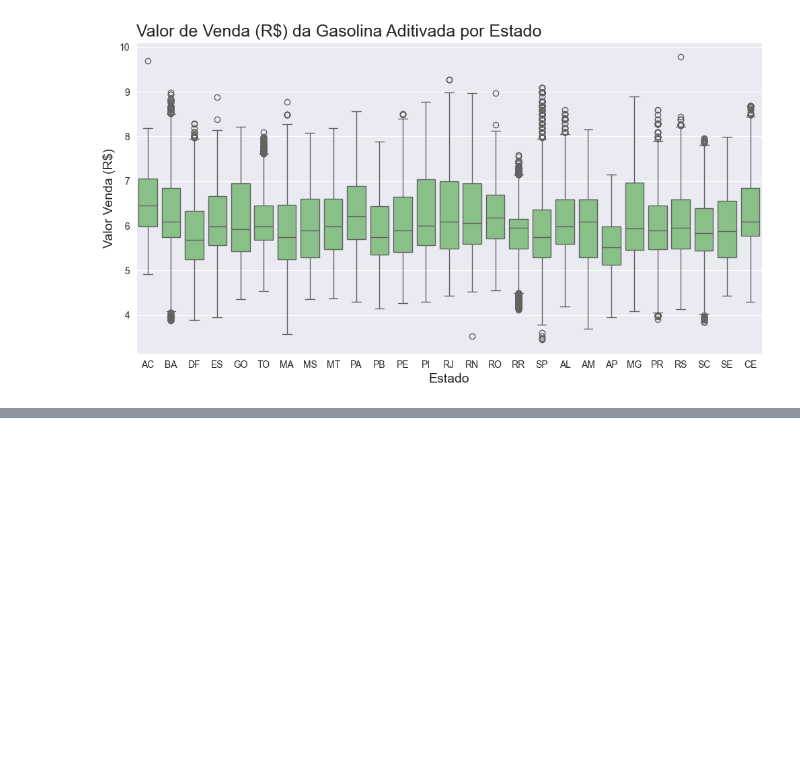
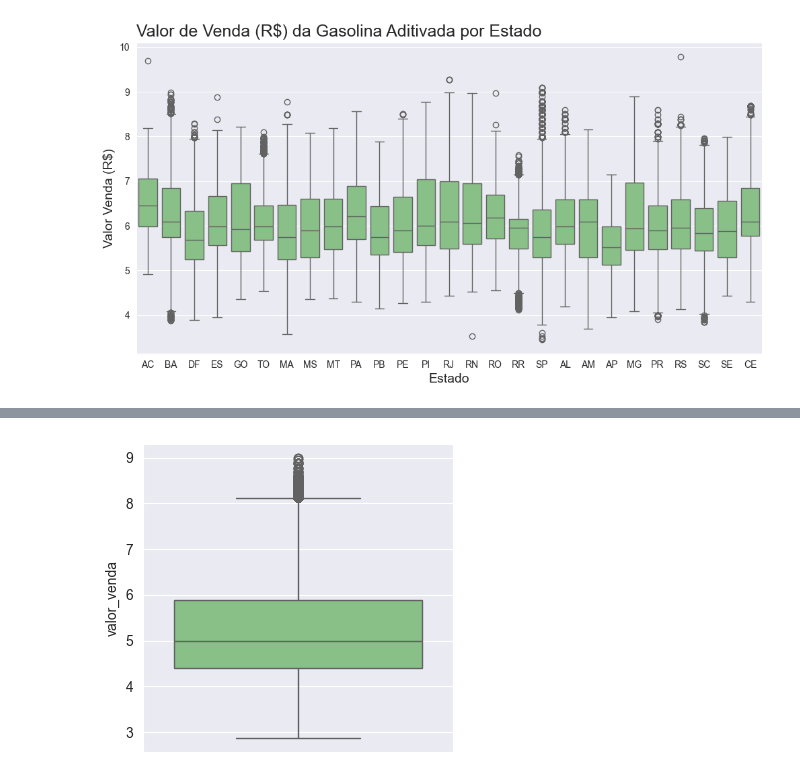
Before and after one commit to camimq/data_viz_and_production_models, a Jupyter notebook: analise_de_negocios/1_Ligacao_banco_dados.ipynb, the cells around one changed output, grey strips where cells are left out. Cells and saved outputs as stored; diff of their text form; code cells hidden in the pictures; blank space fills up the shorter version.

Commit message:
adiciona mais códigos ao script da aula de visualização de dados

```diff
--- a/analise_de_negocios/1_Ligacao_banco_dados.ipynb
+++ b/analise_de_negocios/1_Ligacao_banco_dados.ipynb
@@ -414,7 +392,7 @@ sns.move_legend(ax, 'upper left', bbox_to_anchor=(1, 1))
 # %%
 # separando o dataset por tipo de produto
 gasolina_aditivada = df_anp[df_anp['produto'] == 'GASOLINA ADITIVADA']
-gasolina = df_anp[df_anp['produto'] == 'GASOLINA COMUM']
+gasolina = df_anp[df_anp['produto'] == 'GASOLINA']
 diesel_s10 = df_anp[df_anp['produto'] == 'DIESEL S10']
 diesel = df_anp[df_anp['produto'] == 'DIESEL']
 etanol = df_anp[df_anp['produto'] == 'ETANOL']
@@ -559,0 +554,4 @@ plotar_boxplot_2V('Valor de Venda (R$) da Gasolina Aditivada por Estado',
+# %%
+plotar_boxplot_geral('valor_venda', gasolina)
+# %% [output]
+[figure, added]
```
Also changed, not shown: parts of 32 cells of this notebook.
